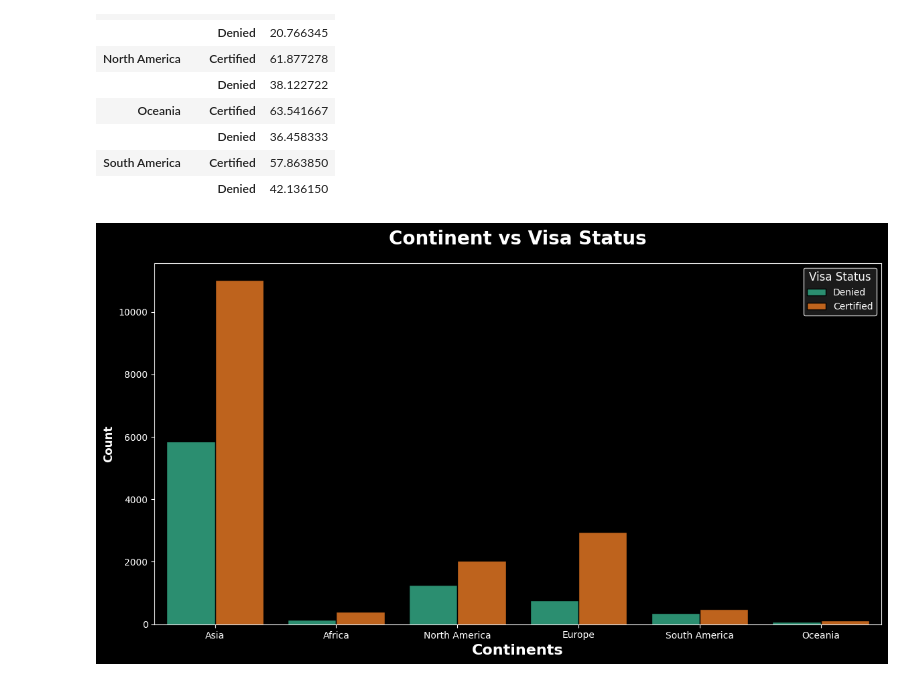
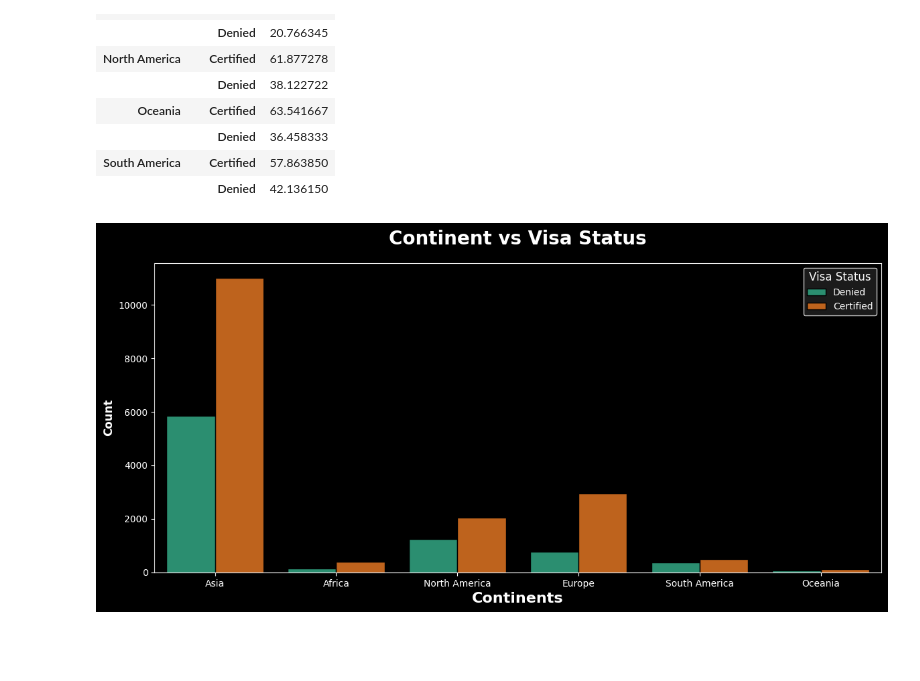
Before and after one commit to BenGJ10/US-Visa-Approval-Prediction, a Jupyter notebook: notebooks/exploratory_data_analysis.ipynb, the cells around one changed output. Saved outputs shown, nothing was run; the diff lists cells and outputs as text; code cells hidden in the pictures; blank space fills up the shorter version.

```diff
--- a/notebooks/exploratory_data_analysis.ipynb
+++ b/notebooks/exploratory_data_analysis.ipynb
@@ -428,13 +428,13 @@ df.groupby('continent')['case_status'].value_counts(normalize = True).to_frame()
 |  | Denied | 42.136150 |
 # %%
 plt.style.use("dark_background")
-plt.subplots(figsize  =(14, 7))
+plt.subplots(figsize  =(14, 6))
 sns.countplot(x = "continent", hue = "case_status", data = df, ec = "black", palette = "Dark2")
 
 plt.title("Continent vs Visa Status", weight = "bold", fontsize = 20, pad = 20, color = "white")
 plt.ylabel("Count", weight = "bold", fontsize = 12, color = "white")
 plt.xlabel("Continents", weight = "bold", fontsize = 16, color = "white")
 plt.legend(title = "Visa Status", fancybox = True, facecolor = "#222", edgecolor = "white", title_fontsize = 12)
 plt.show()
 # %% [output]
-[figure, old version]
+[figure, new version]
```
Also changed, not shown: parts of 15 cells of this notebook.
